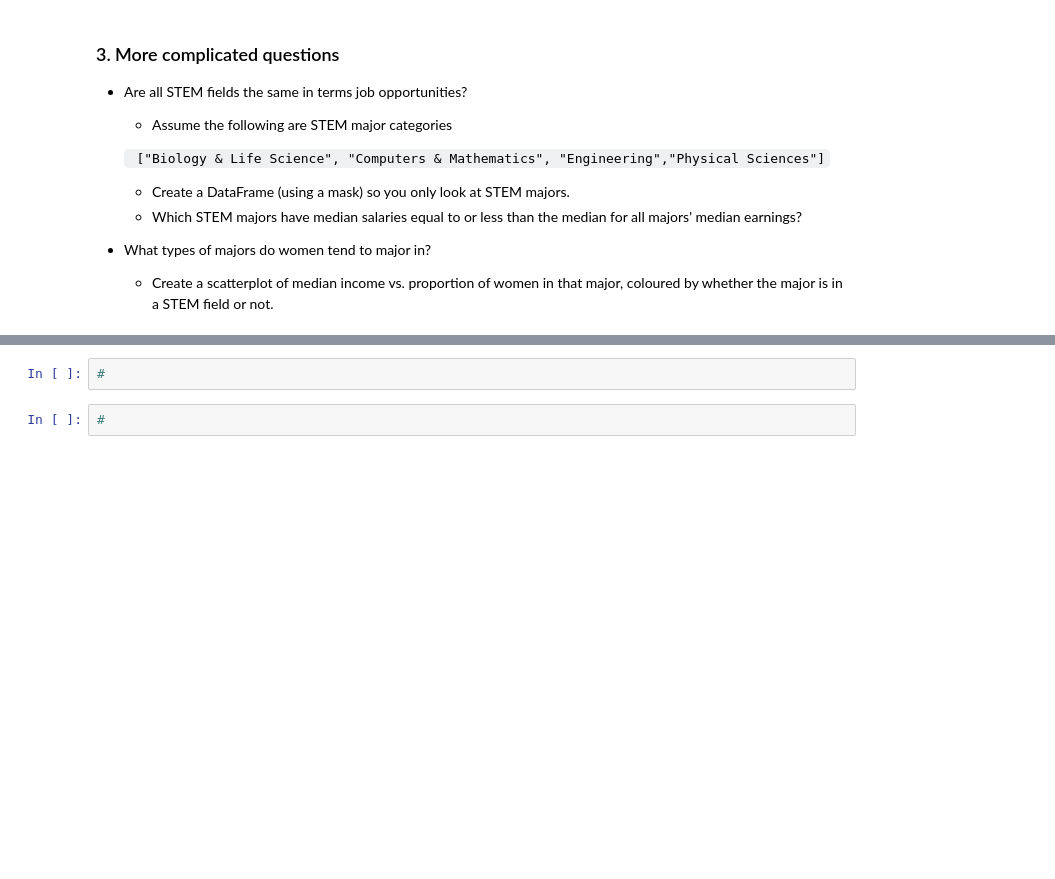
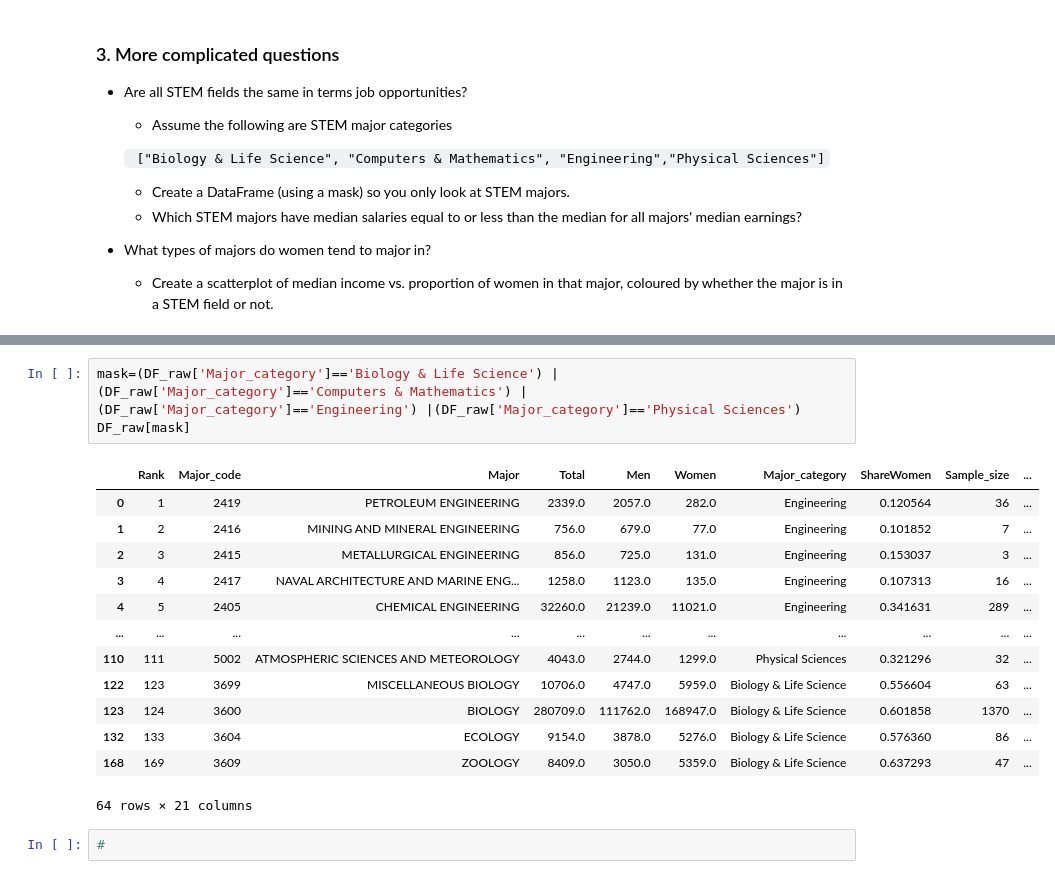
Before and after one commit to jfanshawe2/Day7, a Jupyter notebook: Day7-HW.ipynb, the cells around one changed output, grey strips where cells are left out. Saved outputs shown, nothing was run; the diff lists cells and outputs as text; blank space fills up the shorter version.

```diff
--- a/Day7-HW.ipynb
+++ b/Day7-HW.ipynb
@@ -271,5 +400,20 @@ DF_raw
 # %%
-#
+mask=(DF_raw['Major_category']=='Biology & Life Science') | (DF_raw['Major_category']=='Computers & Mathematics') |(DF_raw['Major_category']=='Engineering') |(DF_raw['Major_category']=='Physical Sciences')
+DF_raw[mask]
+# %% [output]
+|  | Rank | Major_code | Major | Total | Men | Women | Major_category | ShareWomen | Sample_size | ... |
+| 0 | 1 | 2419 | PETROLEUM ENGINEERING | 2339.0 | 2057.0 | 282.0 | Engineering | 0.120564 | 36 | ... |
+| 1 | 2 | 2416 | MINING AND MINERAL ENGINEERING | 756.0 | 679.0 | 77.0 | Engineering | 0.101852 | 7 | ... |
+| 2 | 3 | 2415 | METALLURGICAL ENGINEERING | 856.0 | 725.0 | 131.0 | Engineering | 0.153037 | 3 | ... |
+| 3 | 4 | 2417 | NAVAL ARCHITECTURE AND MARINE ENG... | 1258.0 | 1123.0 | 135.0 | Engineering | 0.107313 | 16 | ... |
+| 4 | 5 | 2405 | CHEMICAL ENGINEERING | 32260.0 | 21239.0 | 11021.0 | Engineering | 0.341631 | 289 | ... |
+| ... | ... | ... | ... | ... | ... | ... | ... | ... | ... | ... |
+| 110 | 111 | 5002 | ATMOSPHERIC SCIENCES AND METEOROLOGY | 4043.0 | 2744.0 | 1299.0 | Physical Sciences | 0.321296 | 32 | ... |
+| 122 | 123 | 3699 | MISCELLANEOUS BIOLOGY | 10706.0 | 4747.0 | 5959.0 | Biology & Life Science | 0.556604 | 63 | ... |
+| 123 | 124 | 3600 | BIOLOGY | 280709.0 | 111762.0 | 168947.0 | Biology & Life Science | 0.601858 | 1370 | ... |
+| 132 | 133 | 3604 | ECOLOGY | 9154.0 | 3878.0 | 5276.0 | Biology & Life Science | 0.576360 | 86 | ... |
+| 168 | 169 | 3609 | ZOOLOGY | 8409.0 | 3050.0 | 5359.0 | Biology & Life Science | 0.637293 | 47 | ... |
+64 rows × 21 columns
 # %%
 #
 # %%
```
Also changed, not shown: parts of 10 cells of this notebook.
